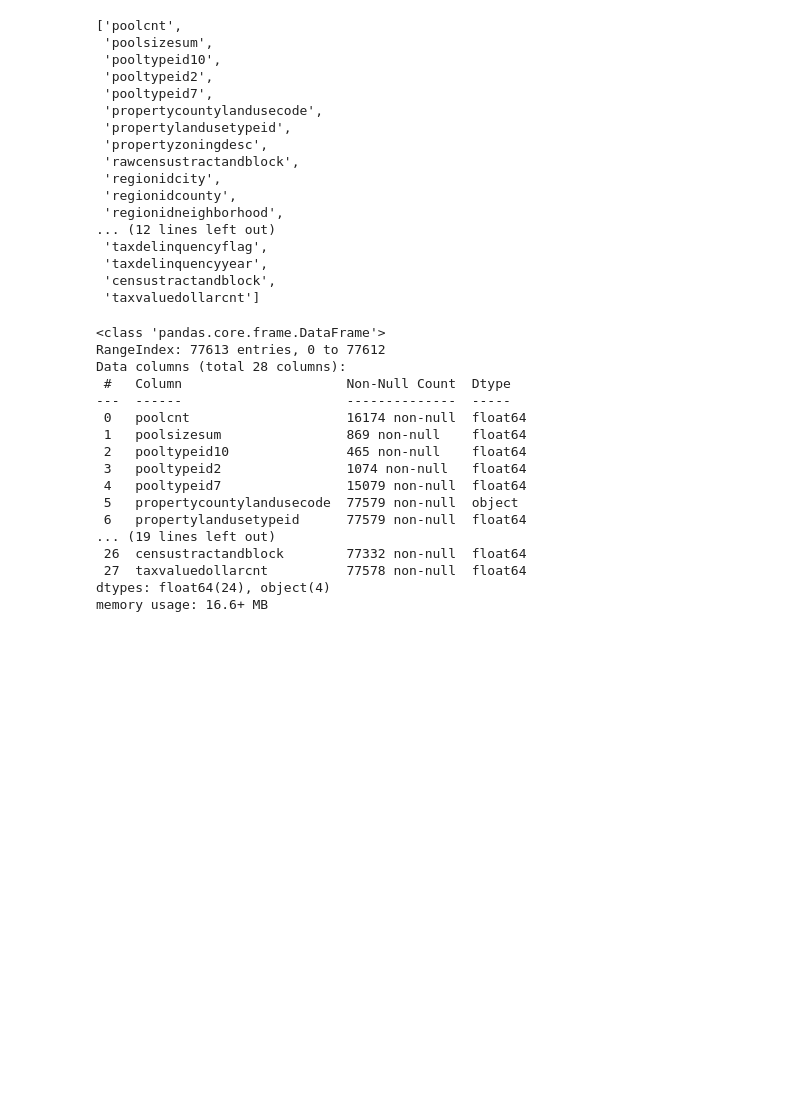
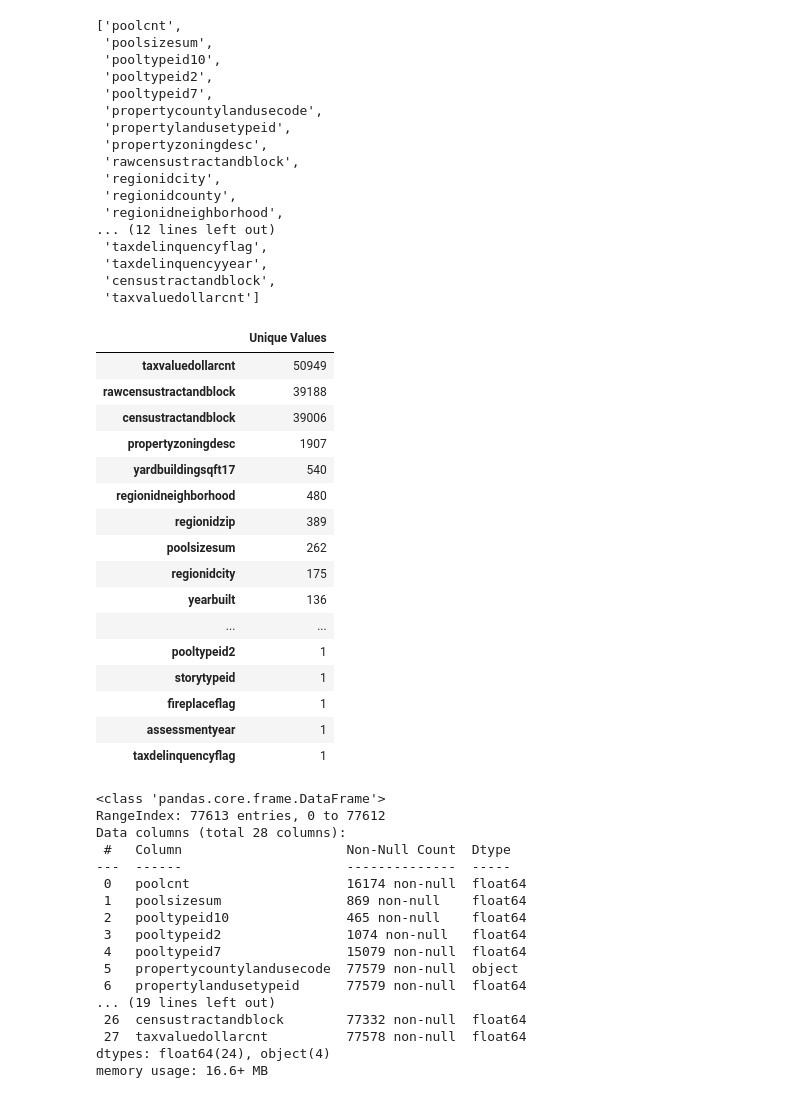
Before and after one commit to aidandig/Mod-3-Milestones-Group-78, a Jupyter notebook: Milestone_01.ipynb, the cells around one changed output. Saved outputs shown, nothing was run; the diff lists cells and outputs as text; code cells hidden in the pictures; blank space fills up the shorter version.

```diff
--- a/Milestone_01.ipynb
+++ b/Milestone_01.ipynb
@@ -222,6 +222,26 @@ features_2nd_half
  'taxdelinquencyyear',
  'censustractandblock',
  'taxvaluedollarcnt']
+# %%
+df[features_2nd_half].nunique().sort_values(ascending=False).to_frame(name='Unique Values')
+# %% [output]
+|  | Unique Values |
+| taxvaluedollarcnt | 50949 |
+| rawcensustractandblock | 39188 |
+| censustractandblock | 39006 |
+| propertyzoningdesc | 1907 |
+| yardbuildingsqft17 | 540 |
+| regionidneighborhood | 480 |
+| regionidzip | 389 |
+| poolsizesum | 262 |
+| regionidcity | 175 |
+| yearbuilt | 136 |
+| ... | ... |
+| pooltypeid2 | 1 |
+| storytypeid | 1 |
+| fireplaceflag | 1 |
+| assessmentyear | 1 |
+| taxdelinquencyflag | 1 |
 # %%
 df[features_2nd_half].info()
 # %% [output]
```
Also changed, not shown: parts of 2 cells of this notebook.
